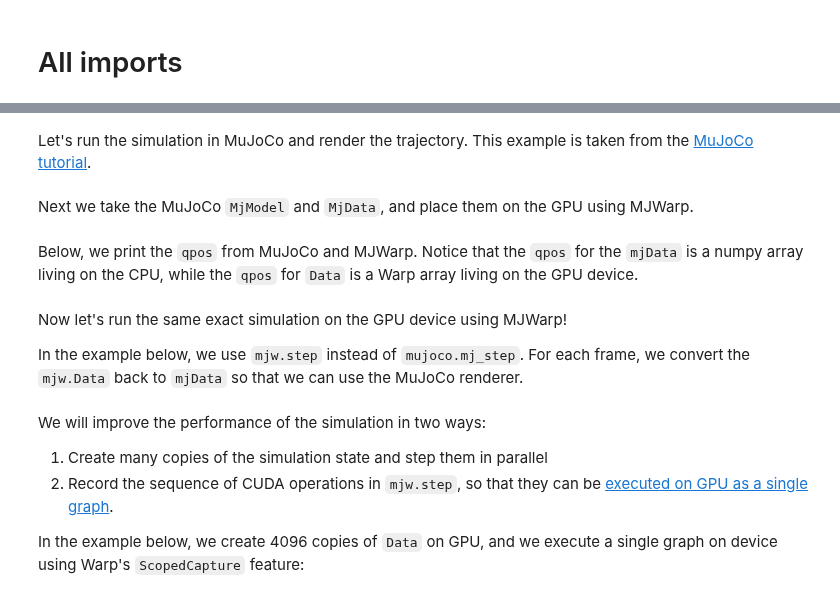
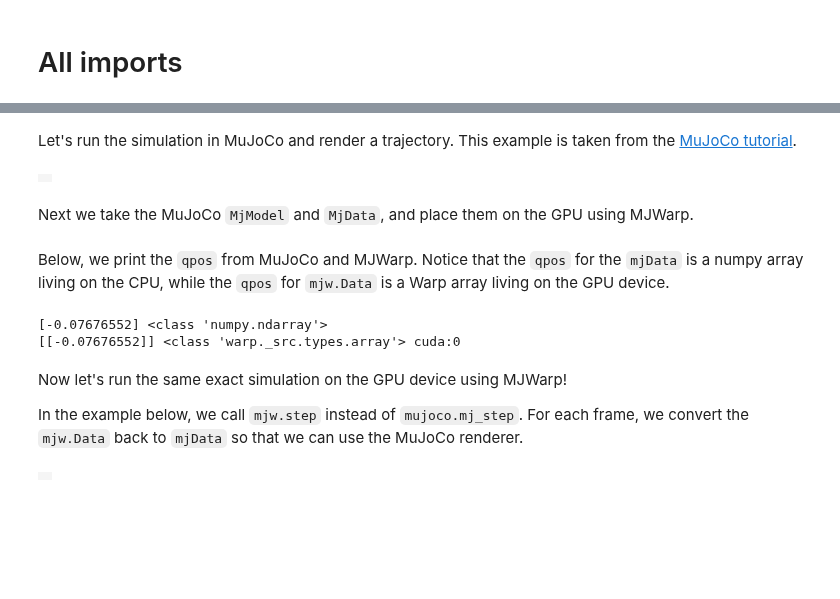
Before and after one commit to google-deepmind/mujoco_warp, a Jupyter notebook: notebooks/tutorial.ipynb, the cells around one changed output, grey strips where cells are left out. Cells and saved outputs as stored; diff of their text form; code cells hidden in the pictures; blank space fills up the shorter version.

Commit message:
Address PR comments and other improvements.

```diff
--- a/notebooks/tutorial.ipynb
+++ b/notebooks/tutorial.ipynb
@@ -72,17 +79,16 @@ In this notebook, we will demonstrate the basic usage of MJWarp. Let's get start
 # %%
-xml = """
+mj_model = mujoco.MjModel.from_xml_string("""
 <mujoco>
+  <option timestep="0.01666"/> <!-- ~60 hz -->
   <worldbody>
     <light name="top" pos="0 0 1"/>
     <body name="box_and_sphere" euler="0 0 -30">
       <joint name="swing" type="hinge" axis="1 -1 0" pos="-.2 -.2 -.2"/>
       <geom name="red_box" type="box" size=".2 .2 .2" rgba="1 0 0 1"/>
-      <geom name="green_sphere" pos=".2 .2 .2" size=".1" rgba="0 1 0 1"/>
+      <geom name="green_sphere" pos="-.2 -.2 -.2" size=".1" rgba="0 1 0 1"/>
     </body>
   </worldbody>
 </mujoco>
-"""
-
-mj_model = mujoco.MjModel.from_xml_string(xml)
+""")
 # %% [markdown]
-Let's run the simulation in MuJoCo and render the trajectory. This example is taken from the [MuJoCo tutorial](https://colab.sandbox.google.com/github/google-deepmind/mujoco/blob/main/python/tutorial.ipynb).
+Let's run the simulation in MuJoCo and render a trajectory. This example is taken from the [MuJoCo tutorial](https://colab.sandbox.google.com/github/google-deepmind/mujoco/blob/main/python/tutorial.ipynb).
@@ -111,32 +95,43 @@ media.show_video(frames, fps=framerate)
+# %%
+renderer = mujoco.Renderer(mj_model)
+
+frames = []
+mj_data = mujoco.MjData(mj_model)
+for _ in range(3 * 60):  # 3 second trajectory
+  mujoco.mj_step(mj_model, mj_data)
+  renderer.update_scene(mj_data)
+  frames.append(renderer.render())
+
+# Simulate and display video.
+media.show_video(frames)
+# %% [output]
+|  |
 # %% [markdown]
 Next we take the MuJoCo `MjModel` and `MjData`, and place them on the GPU using MJWarp.
 # %%
 model = mjw.put_model(mj_model)
 data = mjw.put_data(mj_model, mj_data)
 # %% [markdown]
-Below, we print the `qpos` from MuJoCo and MJWarp. Notice that the `qpos` for the `mjData` is a numpy array living on the CPU, while the `qpos` for `Data` is a Warp array living on the GPU device.
+Below, we print the `qpos` from MuJoCo and MJWarp. Notice that the `qpos` for the `mjData` is a numpy array living on the CPU, while the `qpos` for `mjw.Data` is a Warp array living on the GPU device.
 # %%
 print(mj_data.qpos, type(mj_data.qpos))
 print(data.qpos, type(data.qpos), data.qpos.device)
+# %% [output]
+[-0.07676552] <class 'numpy.ndarray'>
+[[-0.07676552]] <class 'warp._src.types.array'> cuda:0
 # %% [markdown]
 Now let's run the same exact simulation on the GPU device using MJWarp!
 
-In the example below, we use `mjw.step` instead of `mujoco.mj_step`. For each frame, we convert the `mjw.Data` back to `mjData` so that we can use the MuJoCo renderer.
+In the example below, we call `mjw.step` instead of `mujoco.mj_step`. For each frame, we convert the `mjw.Data` back to `mjData` so that we can use the MuJoCo renderer.
 # %%
 mjw.reset_data(model, data)
 frames = []
-while data.time.numpy() < duration:
+for _ in range(3 * 60):
   mjw.step(model, data)
-  if len(frames) < data.time.numpy() * framerate:
-    mjw.get_data_into(mj_data, mj_model, data)
-    renderer.update_scene(mj_data, scene_option=scene_option)
-    frames.append(renderer.render())
+  mjw.get_data_into(mj_data, mj_model, data)
+  renderer.update_scene(mj_data)
+  frames.append(renderer.render())
 
-media.show_video(frames, fps=framerate)
+media.show_video(frames)
+# %% [output]
+|  |
-# %% [markdown]
-We will improve the performance of the simulation in two ways:
-
-1) Create many copies of the simulation state and step them in parallel
-2) Record the sequence of CUDA operations in `mjw.step`, so that they can be [executed on GPU as a single graph](https://nvidia.github.io/warp/modules/concurrency.html#synchronization-and-graph-capture).
-
-In the example below, we create 4096 copies of `Data` on GPU, and we execute a single graph on device using Warp's `ScopedCapture` feature:
```
Also changed, not shown: parts of 10 cells of this notebook, 1 other file.
